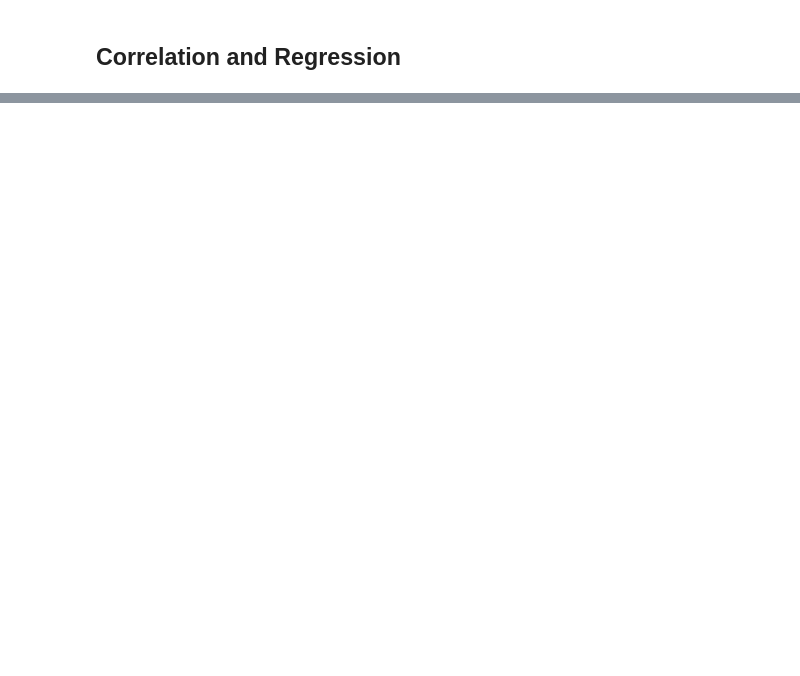
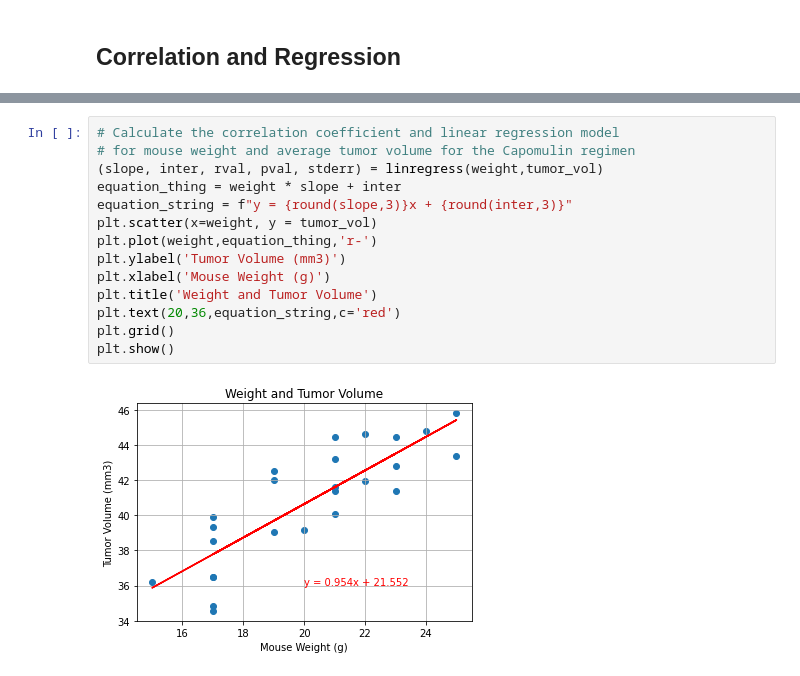
Before and after one commit to thatpatchguy/Bootcamp, a Jupyter notebook: MatPlotLib/05-Matplotlib_Homework_Instructions_Pymaceuticals_pymaceuticals_starter.ipynb, the cells around one changed output, grey strips where cells are left out. Drawn from its saved outputs; the diff is of its cells as text; blank space fills up the shorter version.

```diff
--- a/MatPlotLib/05-Matplotlib_Homework_Instructions_Pymaceuticals_pymaceuticals_starter.ipynb
+++ b/MatPlotLib/05-Matplotlib_Homework_Instructions_Pymaceuticals_pymaceuticals_starter.ipynb
@@ -322,0 +315,16 @@ capomulin
+# %%
+# Calculate the correlation coefficient and linear regression model
+# for mouse weight and average tumor volume for the Capomulin regimen
+(slope, inter, rval, pval, stderr) = linregress(weight,tumor_vol)
+equation_thing = weight * slope + inter
+equation_string = f"y = {round(slope,3)}x + {round(inter,3)}"
+plt.scatter(x=weight, y = tumor_vol)
+plt.plot(weight,equation_thing,'r-')
+plt.ylabel('Tumor Volume (mm3)')
+plt.xlabel('Mouse Weight (g)')
+plt.title('Weight and Tumor Volume')
+plt.text(20,36,equation_string,c='red')
+plt.grid()
+plt.show()
+# %% [output]
+[figure, added]
```
Also changed, not shown: parts of 7 cells of this notebook.
